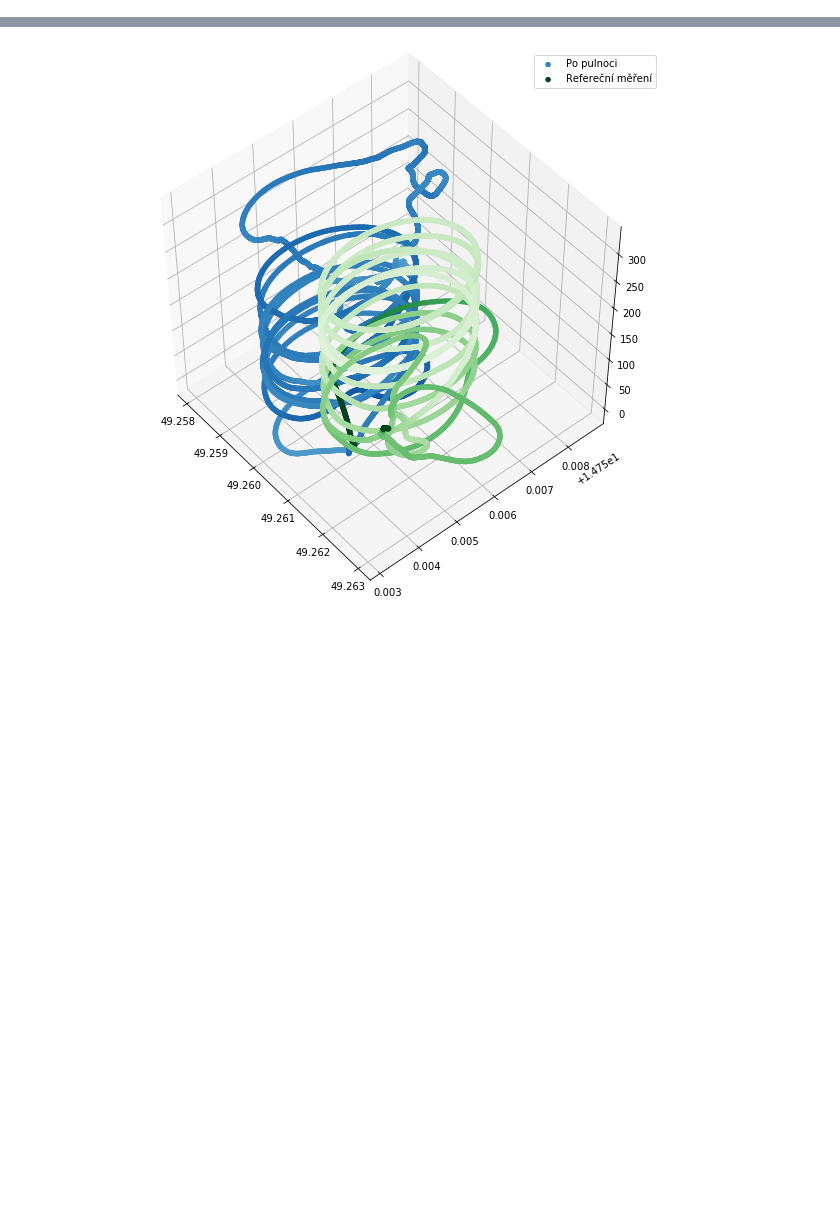
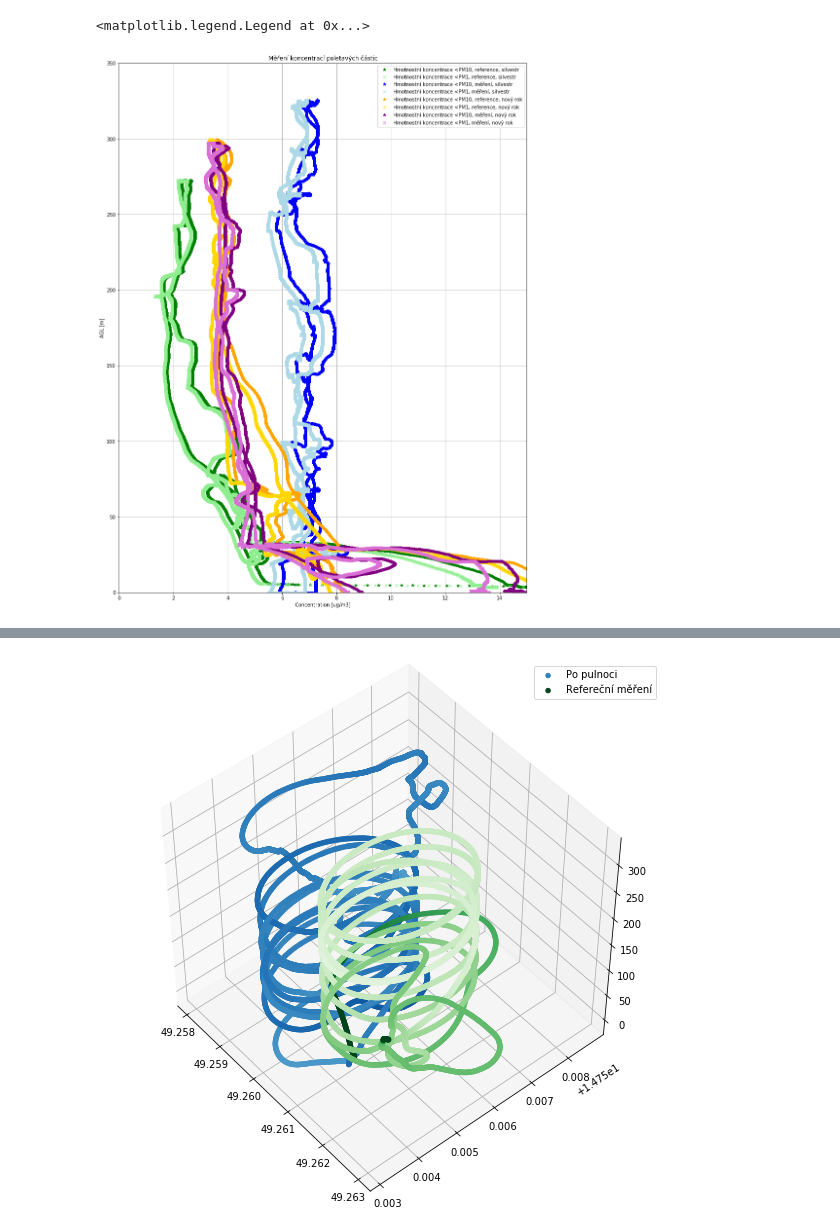
Before and after one commit to ThunderFly-aerospace/TF-ATMON, a Jupyter notebook: notebooks/fireworks_dust.ipynb, the cells around one changed output, grey strips where cells are left out. Saved outputs shown, nothing was run; the diff lists cells and outputs as text; code cells hidden in the pictures; blank space fills up the shorter version.

```diff
--- a/notebooks/fireworks_dust.ipynb
+++ b/notebooks/fireworks_dust.ipynb
@@ -34,3 +40,27 @@ for ds in [mes, ref]:
 #mes['vehicle_local_position/z'] *= -1
 #ref['vehicle_local_position/z'] *= -1
+# %%
+plt.figure(figsize=(15, 20))
+
+plt.plot(silv_ref['sensor_airborne_particles/mass_concentration_pm10_0'], silv_ref['vehicle_local_position/z'], color="green", marker="*", ls='', label="Hmotnostní koncentrace <PM10, reference, silvestr")
+plt.plot(silv_ref['sensor_airborne_particles/mass_concentration_pm1_0'], silv_ref['vehicle_local_position/z'], color="lightgreen", marker="x", ls='', label="Hmotnostní koncentrace <PM1, reference, silvestr")
+plt.plot(silv_mes['sensor_airborne_particles/mass_concentration_pm10_0'], silv_mes['vehicle_local_position/z'], color="blue", marker="*", ls='', label="Hmotnostní koncentrace <PM10, měření, silvestr")
+plt.plot(silv_mes['sensor_airborne_particles/mass_concentration_pm1_0'], silv_mes['vehicle_local_position/z'], color="lightblue", marker="x", ls='', label="Hmotnostní koncentrace <PM1, měření, silvestr")
+
+plt.plot(nr_ref['sensor_airborne_particles/mass_concentration_pm10_0'], nr_ref['vehicle_local_position/z'], color="orange", marker="*", ls='', label="Hmotnostní koncentrace <PM10, reference, nový rok")
+plt.plot(nr_ref['sensor_airborne_particles/mass_concentration_pm1_0'], nr_ref['vehicle_local_position/z'], color="gold", marker="x", ls='', label="Hmotnostní koncentrace <PM1, reference, nový rok")
+plt.plot(nr_mes['sensor_airborne_particles/mass_concentration_pm10_0'], nr_mes['vehicle_local_position/z'], color="purple", marker="*", ls='', label="Hmotnostní koncentrace <PM10, měření, nový rok")
+plt.plot(nr_mes['sensor_airborne_particles/mass_concentration_pm1_0'], nr_mes['vehicle_local_position/z'], color="orchid", marker="x", ls='', label="Hmotnostní koncentrace <PM1, měření, nový rok")
+
+
+plt.ylabel("AGL [m]")
+plt.xlabel("Concentration [ug/m3]")
+plt.xlim(0,15)
+plt.ylim(0, 350)
+plt.title("Měření koncentrací poletavých částic")
+plt.grid()
+plt.legend()
+# %% [output]
+<matplotlib.legend.Legend at 0x...>
+[figure, added]
 # %%
```
Also changed, not shown: parts of 7 cells of this notebook.
